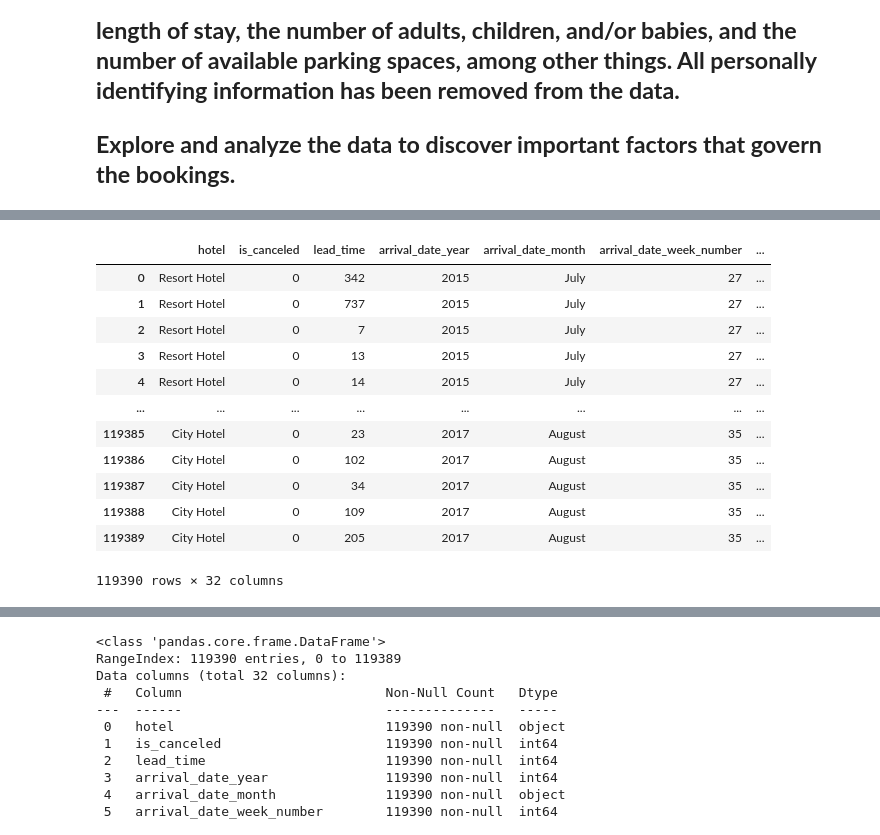
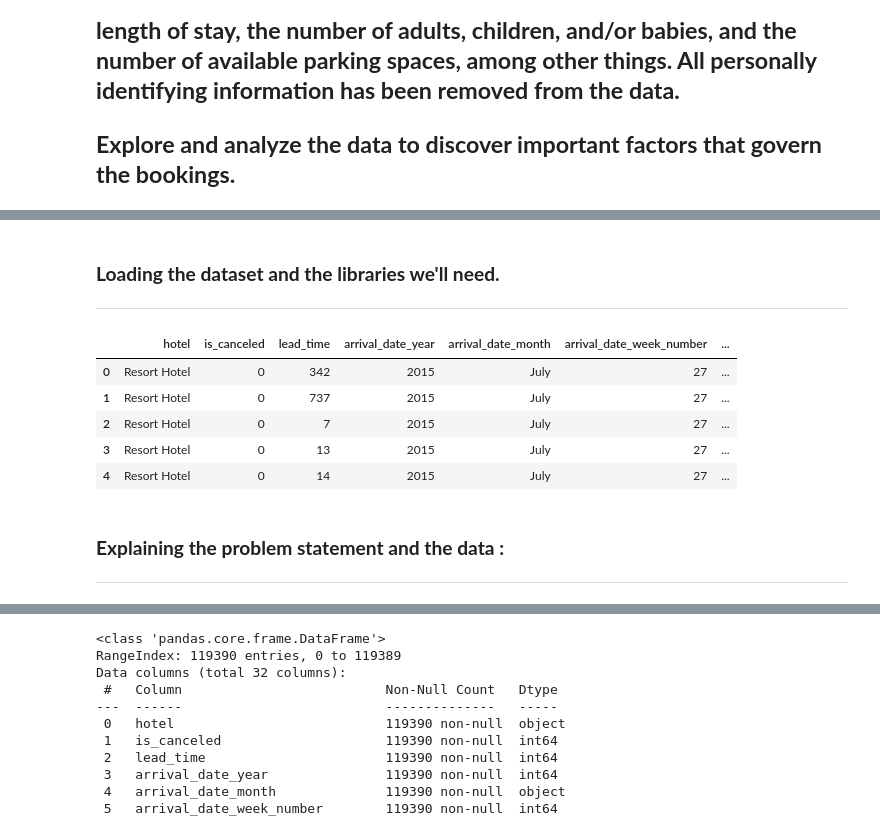
Before and after one commit to gopaljigupta45/Gopal-Ji-Gupta-EDA-Hotel-Booking, a Jupyter notebook: GOPAL_JI_GUPTA_Hotel_Booking_Analysis_Capstone_Project.ipynb, the cells around one changed output, grey strips where cells are left out. Drawn from its saved outputs; the diff is of its cells as text; code cells hidden in the pictures.

```diff
--- a/GOPAL_JI_GUPTA_Hotel_Booking_Analysis_Capstone_Project.ipynb
+++ b/GOPAL_JI_GUPTA_Hotel_Booking_Analysis_Capstone_Project.ipynb
@@ -14,3 +15,7 @@ Drive already mounted at /content/drive; to attempt to forcibly remount, call dr
+# %% [markdown]
+### **Loading the dataset and the libraries we'll need.**
+
+---
 # %%
 # Importing the libraries and tools that we'll need.
 import numpy as np
@@ -24,18 +29,15 @@ file_path = "/content/drive/MyDrive/ALMABETTER DATA SCIENCE MATERIALS/Module 1 -
 df = pd.read_csv(file_path)
 # %%
 # Checking how the dataframe looks.
-df
+df.head()
 # %% [output]
 |  | hotel | is_canceled | lead_time | arrival_date_year | arrival_date_month | arrival_date_week_number | ... |
 | 0 | Resort Hotel | 0 | 342 | 2015 | July | 27 | ... |
 | 1 | Resort Hotel | 0 | 737 | 2015 | July | 27 | ... |
 | 2 | Resort Hotel | 0 | 7 | 2015 | July | 27 | ... |
 | 3 | Resort Hotel | 0 | 13 | 2015 | July | 27 | ... |
 | 4 | Resort Hotel | 0 | 14 | 2015 | July | 27 | ... |
-| ... | ... | ... | ... | ... | ... | ... | ... |
-| 119385 | City Hotel | 0 | 23 | 2017 | August | 35 | ... |
-| 119386 | City Hotel | 0 | 102 | 2017 | August | 35 | ... |
-| 119387 | City Hotel | 0 | 34 | 2017 | August | 35 | ... |
-| 119388 | City Hotel | 0 | 109 | 2017 | August | 35 | ... |
-| 119389 | City Hotel | 0 | 205 | 2017 | August | 35 | ... |
-119390 rows × 32 columns
+# %% [markdown]
+### **Explaining the problem statement and the data :**
+
+---
```
Also changed, not shown: parts of 104 cells of this notebook.
